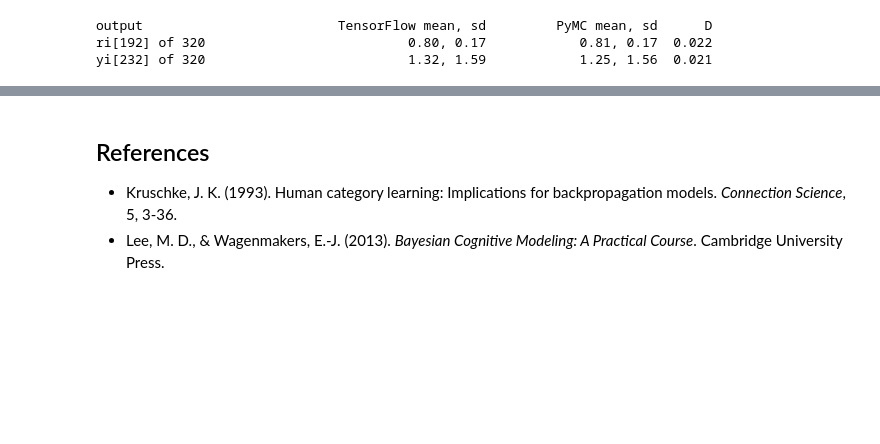
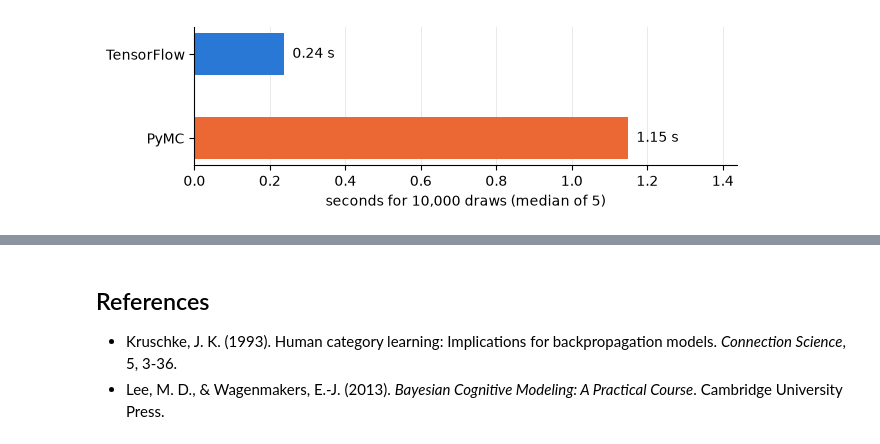
Before and after one commit to florence-bockting/elicito, a Jupyter notebook: docs/case-studies/gcm-categorization.ipynb, the cells around one changed output, grey strips where cells are left out. Cells and saved outputs as stored; diff of their text form; code cells hidden in the pictures; blank space fills up the shorter version.

```diff
--- a/docs/case-studies/gcm-categorization.ipynb
+++ b/docs/case-studies/gcm-categorization.ipynb
@@ -29,13 +92,12 @@ if os.path.isdir("docs/case-studies"):
 # %%
-from typing import Any
+matdata = io.loadmat("data/KruschkeData.mat")
+nstim, nsubj = 8, 40
+d1, d2 = matdata["d1"], matdata["d2"]  # distances on dimension 1 and 2
+a = matdata["a"][0]  # the category of each stimulus: 1 for A, 2 for B
+y = matdata["x"].T  # A decisions, shape (stimulus, participant), of 8 trials
 
-import numpy as np
-import pymc as pm
-import tensorflow as tf
-import tensorflow_probability as tfp
-from scipy import io, stats
-
-from elicito.adapter import pymc as adapter_pymc
-
-SEED = tf.constant([2013, 17], dtype=tf.int32)
-DRAWS = 10_000
+# one axis for the participants: distances (stimulus, stimulus, participant)
+d1_t = np.tile(d1[:, :, None], [1, 1, nsubj])
+d2_t = np.tile(d2[:, :, None], [1, 1, nsubj])
+# in_a[i, j] is 1 if stimulus j is in category A
+in_a = np.tile(2 - a, [nstim, 1])[:, :, None]
@@ -166,18 +327,42 @@ parameters, with shared hyperparameters.
 # %%
-d1_t = np.tile(d1[:, :, None], [1, 1, nsubj])
-d2_t = np.tile(d2[:, :, None], [1, 1, nsubj])
-a1_t = a1[:, :, None]
-y2 = x.T
+REPEATS = 5
 
-with pm.Model() as model2:
-    c = uniform_prior("c", 0.0, 5.0, shape=(1, 1, nsubj))
-    w = uniform_prior("w", 0.0, 1.0, shape=(1, 1, nsubj))
-    ri = pm.Deterministic("ri", response_rate(c, w, d1_t, d2_t, a1_t))
-    pm.Binomial("yi", p=ri, n=nstim, observed=y2)
+draw_pymc = pm.compile([], [model[name] for name in OUTPUTS], random_seed=1)
 
-compare(model2, ["ri", "yi"])
+
+def run_pymc() -> None:
+    """Draw DRAWS samples with the compiled PyMC function"""
+    for _ in range(DRAWS):
+        draw_pymc()
+
+
+def run_tensorflow() -> None:
+    """Draw DRAWS samples with the translated model"""
+    out = generative_model(prior_samples, seed=seed_model)
+    _ = [value.numpy() for value in out.values()]
+
+
+seconds = {}
+for label, run in (("TensorFlow", run_tensorflow), ("PyMC", run_pymc)):
+    run()  # warm-up
+    times = []
+    for _ in range(REPEATS):
+        start = time.perf_counter()
+        run()
+        times.append(time.perf_counter() - start)
+    seconds[label] = float(np.median(times))
-# %% [output]
-output                         TensorFlow mean, sd         PyMC mean, sd      D
-ri[192] of 320                          0.80, 0.17            0.81, 0.17  0.022
-yi[232] of 320                          1.32, 1.59            1.25, 1.56  0.021
+# %%
+fig, ax = plt.subplots(figsize=(7, 1.8))
+ax.barh(list(seconds), list(seconds.values()), color=[BLUE, ORANGE], height=0.5)
+for i, value in enumerate(seconds.values()):
+    ax.text(value, i, f"  {value:.2f} s", va="center")
+ax.set(
+    xlabel=f"seconds for {DRAWS:,} draws (median of {REPEATS})",
+    xlim=(0, 1.25 * max(seconds.values())),
+)
+ax.grid(axis="y", visible=False)
+ax.invert_yaxis()
+plt.show()
+# %% [output]
+[figure, added]
 # %% [markdown]
```
Also changed, not shown: parts of 30 cells of this notebook, 1 other file.
